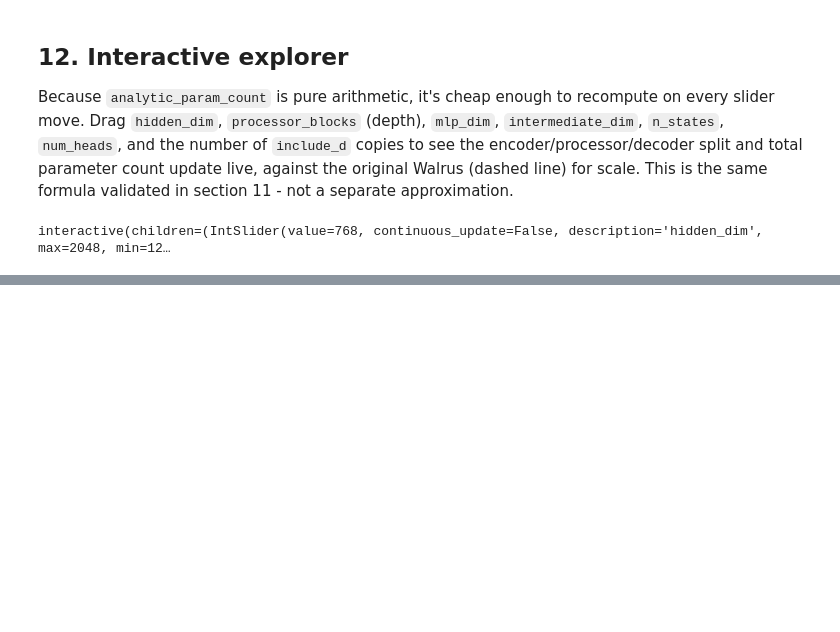
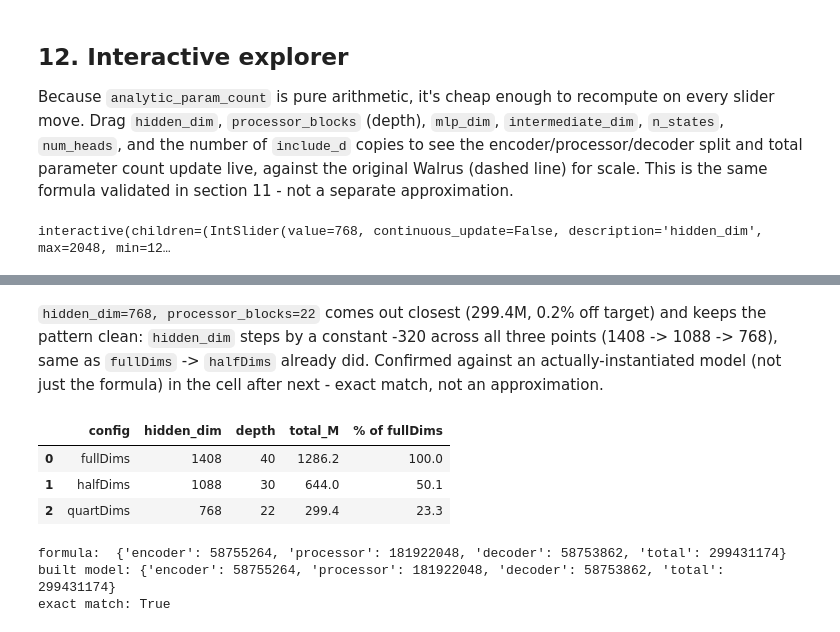
Before and after one commit to sjshamsi/MHPC_Thesis, a Jupyter notebook: demo_notebooks/walrus_example_2_ArchitectureAndDimensions.ipynb, the cells around one changed output, grey strips where cells are left out. Saved outputs shown, nothing was run; the diff lists cells and outputs as text; code cells hidden in the pictures; blank space fills up the shorter version.

```diff
--- a/demo_notebooks/walrus_example_2_ArchitectureAndDimensions.ipynb
+++ b/demo_notebooks/walrus_example_2_ArchitectureAndDimensions.ipynb
@@ -1268,0 +1323,49 @@ interactive(children=(IntSlider(value=768, continuous_update=False, description=
+# %% [markdown]
+`hidden_dim=768, processor_blocks=22` comes out closest (299.4M, 0.2% off target) and keeps the
+pattern clean: `hidden_dim` steps by a constant -320 across all three points (1408 -> 1088 -> 768),
+same as `fullDims` -> `halfDims` already did. Confirmed against an actually-instantiated model
+(not just the formula) in the cell after next - exact match, not an approximation.
+# %%
+QUART_DIMS = {"hidden_dim": 768, "depth": 22}
+quart_dims_stats = analytic_param_count(hidden_dim=QUART_DIMS["hidden_dim"], processor_blocks=QUART_DIMS["depth"],
+                                         intermediate_dim=352, n_states=67, num_heads=16)
+
+comparison_df = pd.DataFrame([
+    {"config": "fullDims", **FULL_DIMS, **full_dims_stats},
+    {"config": "halfDims", **HALF_DIMS, **half_dims_stats},
+    {"config": "quartDims", **QUART_DIMS, **quart_dims_stats},
+])
+comparison_df["total_M"] = (comparison_df["total"] / 1e6).round(1)
+comparison_df["% of fullDims"] = (100 * comparison_df["total"] / full_dims_stats["total"]).round(1)
+comparison_df[["config", "hidden_dim", "depth", "total_M", "% of fullDims"]]
+# %% [output]
+|  | config | hidden_dim | depth | total_M | % of fullDims |
+| 0 | fullDims | 1408 | 40 | 1286.2 | 100.0 |
+| 1 | halfDims | 1088 | 30 | 644.0 | 50.1 |
+| 2 | quartDims | 768 | 22 | 299.4 | 23.3 |
+# %%
+# Verify against an actually-instantiated model, not just the closed-form formula.
+QUART_DIMS_OVERRIDES = [
+    "model/processor/space_mixing=full_spatial_attention",
+    "model.projection_dim=48",
+    "model.intermediate_dim=352",
+    f"model.hidden_dim={QUART_DIMS['hidden_dim']}",
+    "model.groups=16",
+    f"model.processor_blocks={QUART_DIMS['depth']}",
+    "model.drop_path=0.05",
+    f"model.processor.space_mixing.mlp_dim={QUART_DIMS['hidden_dim'] * 4}",
+    "model.processor.space_mixing.num_heads=16",
+    "model.processor.time_mixing.num_heads=16",
+    "model.causal_in_time=True",
+    "model.jitter_patches=True",
+    "model.override_dimensionality=0",
+]
+quart_model = build_model(QUART_DIMS_OVERRIDES)
+quart_model_stats = component_breakdown(quart_model)
+print("formula: ", quart_dims_stats)
+print("built model:", quart_model_stats)
+print("exact match:", quart_model_stats == quart_dims_stats)
+# %% [output]
+formula:  {'encoder': 58755264, 'processor': 181922048, 'decoder': 58753862, 'total': 299431174}
+built model: {'encoder': 58755264, 'processor': 181922048, 'decoder': 58753862, 'total': 299431174}
+exact match: True
```
Also changed, not shown: parts of 4 cells of this notebook, 42 other files.
